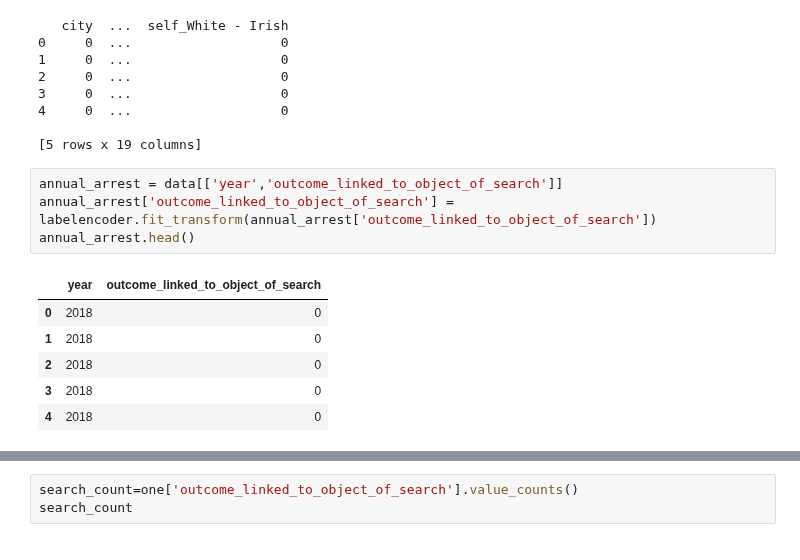
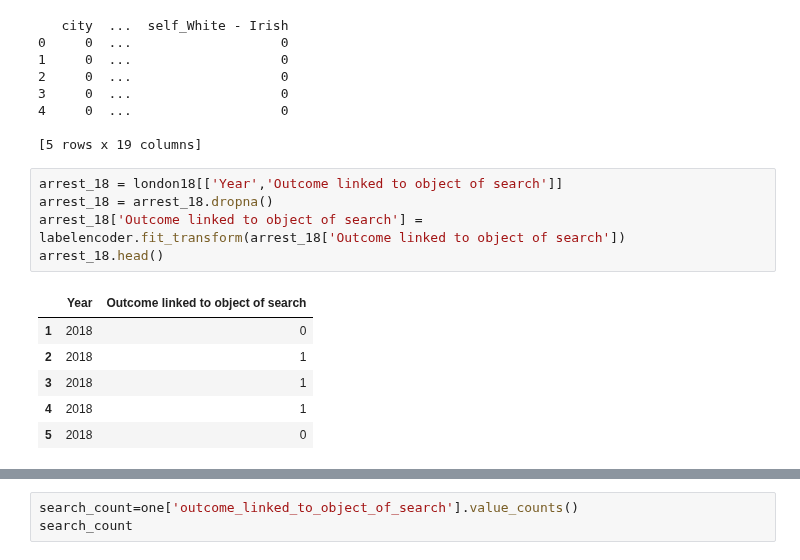
Before and after one commit to ah20776/CE888---Assignment, a Jupyter notebook: Ethnicity in UK Policing/newbias.ipynb, the cells around one changed output, grey strips where cells are left out. Saved outputs shown, nothing was run; the diff lists cells and outputs as text.

```diff
--- a/Ethnicity in UK Policing/newbias.ipynb
+++ b/Ethnicity in UK Policing/newbias.ipynb
@@ -485,14 +485,15 @@ print(one.head())
 4     0  ...                   0
 
 [5 rows x 19 columns]
-# %%
-annual_arrest = data[['year','outcome_linked_to_object_of_search']]
-annual_arrest['outcome_linked_to_object_of_search'] = labelencoder.fit_transform(annual_arrest['outcome_linked_to_object_of_search'])
-annual_arrest.head()
-# %% [output]
-|  | year | outcome_linked_to_object_of_search |
-| 0 | 2018 | 0 |
-| 1 | 2018 | 0 |
-| 2 | 2018 | 0 |
-| 3 | 2018 | 0 |
-| 4 | 2018 | 0 |
+# %%
+arrest_18 = london18[['Year','Outcome linked to object of search']]
+arrest_18 = arrest_18.dropna()
+arrest_18['Outcome linked to object of search'] = labelencoder.fit_transform(arrest_18['Outcome linked to object of search'])
+arrest_18.head()
+# %% [output]
+|  | Year | Outcome linked to object of search |
+| 1 | 2018 | 0 |
+| 2 | 2018 | 1 |
+| 3 | 2018 | 1 |
+| 4 | 2018 | 1 |
+| 5 | 2018 | 0 |
```
Also changed, not shown: parts of 3 cells of this notebook.
